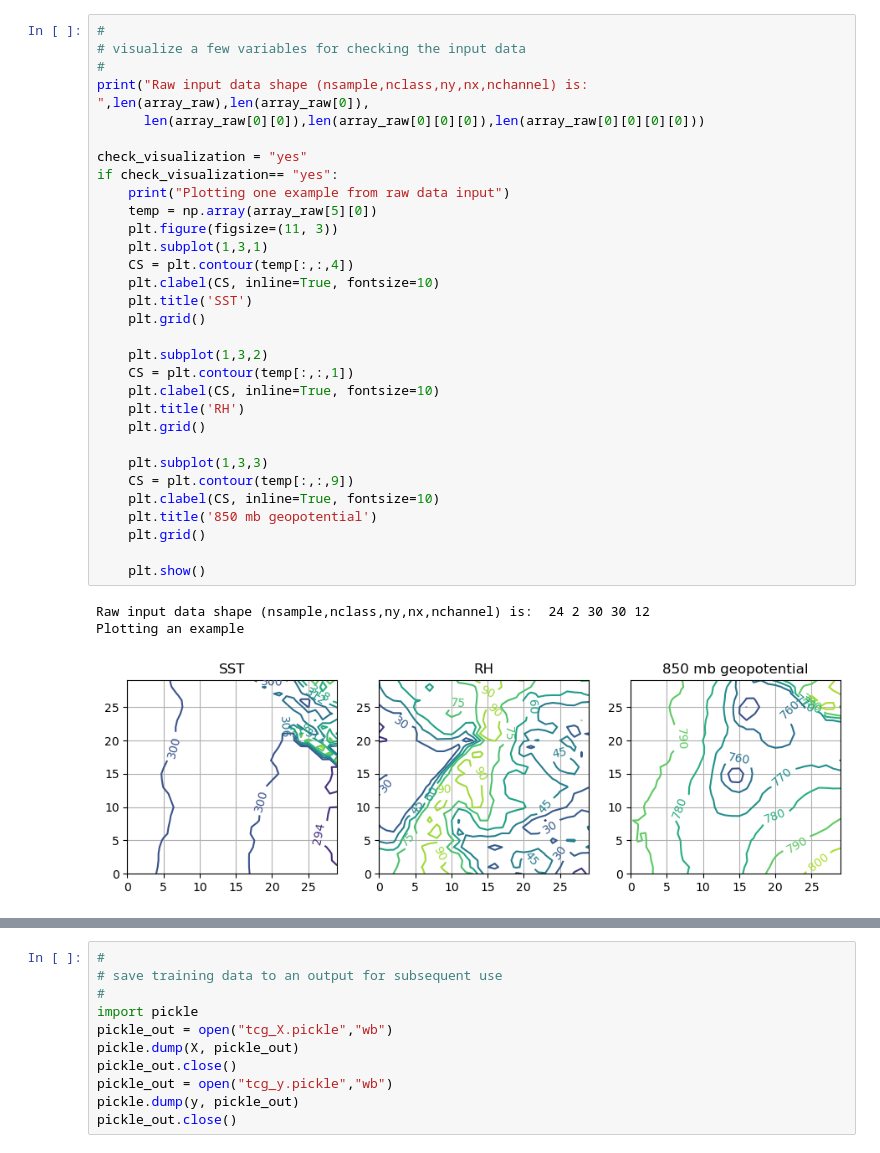
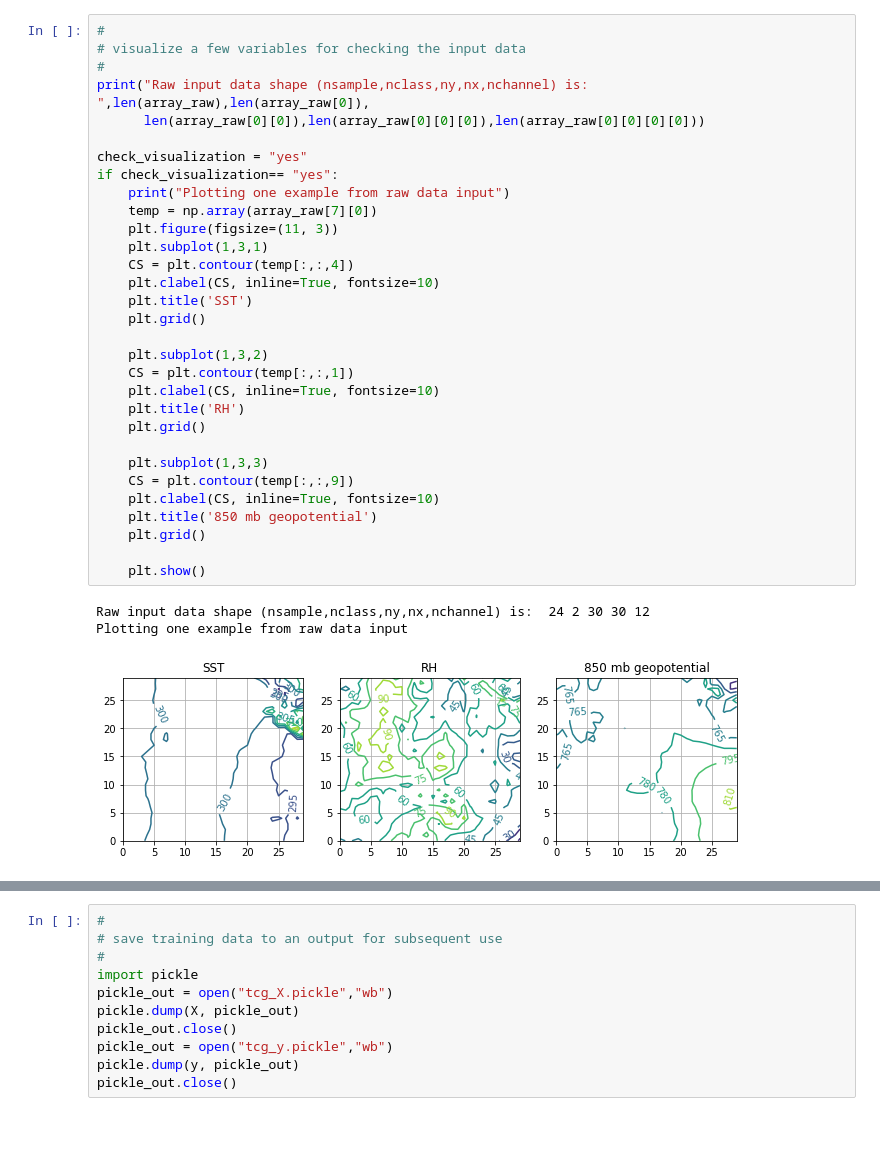
Before and after one commit to kieucq/tcg_deep_learning_carbonate, a Jupyter notebook: tcg_CNN_p1.ipynb, the cells around one changed output, grey strips where cells are left out. Drawn from its saved outputs; the diff is of its cells as text; blank space fills up the shorter version.

```diff
--- a/tcg_CNN_p1.ipynb
+++ b/tcg_CNN_p1.ipynb
@@ -155,36 +157,36 @@ nx =  30  ny =  30
 # visualize a few variables for checking the input data
 #
 print("Raw input data shape (nsample,nclass,ny,nx,nchannel) is: ",len(array_raw),len(array_raw[0]),
       len(array_raw[0][0]),len(array_raw[0][0][0]),len(array_raw[0][0][0][0]))
 
 check_visualization = "yes"
 if check_visualization== "yes":
     print("Plotting one example from raw data input")
-    temp = np.array(array_raw[5][0])
+    temp = np.array(array_raw[7][0])
     plt.figure(figsize=(11, 3))
     plt.subplot(1,3,1)
     CS = plt.contour(temp[:,:,4])
     plt.clabel(CS, inline=True, fontsize=10)
     plt.title('SST')
     plt.grid()
 
     plt.subplot(1,3,2)
     CS = plt.contour(temp[:,:,1])
     plt.clabel(CS, inline=True, fontsize=10)
     plt.title('RH')
     plt.grid()
 
     plt.subplot(1,3,3)
     CS = plt.contour(temp[:,:,9])
     plt.clabel(CS, inline=True, fontsize=10)
     plt.title('850 mb geopotential')
     plt.grid()
 
     plt.show()
 # %% [output]
 Raw input data shape (nsample,nclass,ny,nx,nchannel) is:  24 2 30 30 12
-Plotting an example
+Plotting one example from raw data input
-[figure, old version]
+[figure, new version]
 # %%
 #
 # randomize data and generate training data (X,y)
```
Also changed, not shown: parts of 3 cells of this notebook, 4 other files.
